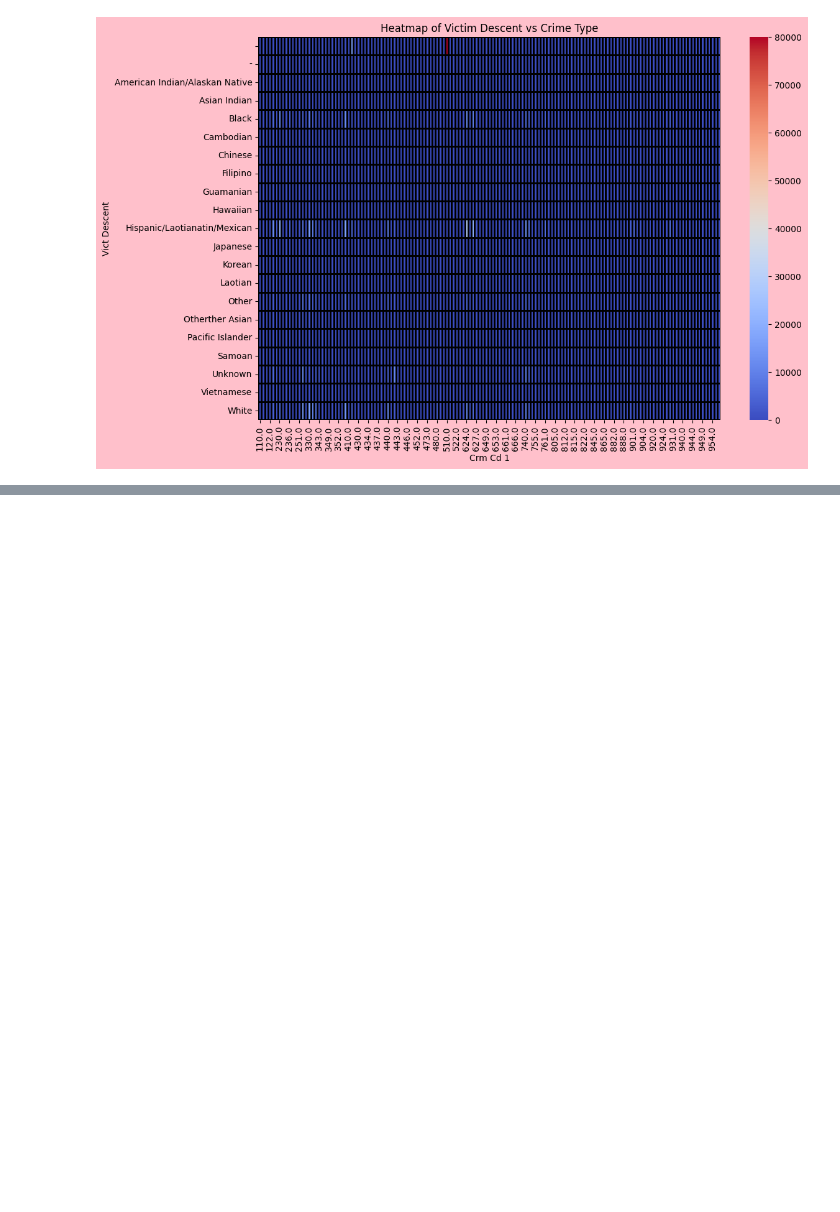
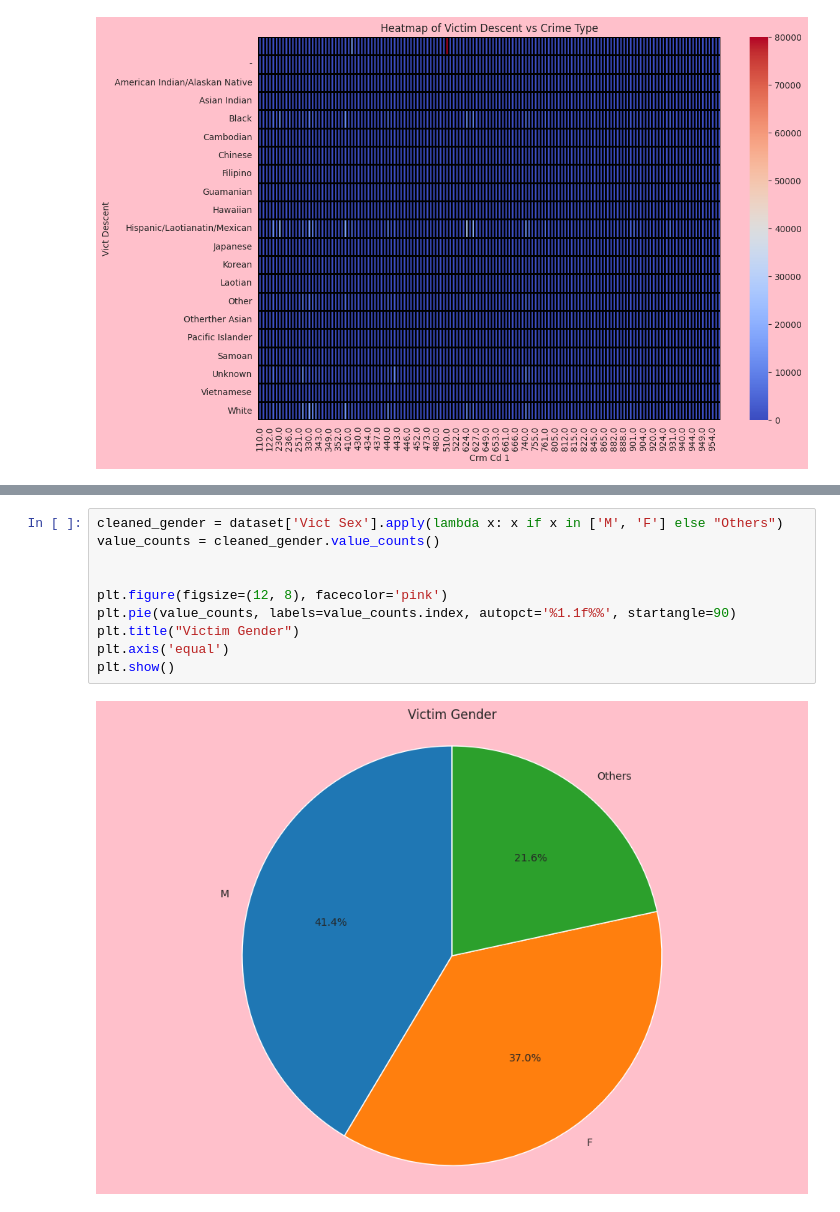
Before and after one commit to AAlimurung/APPLIED-AI-Datasets, a Jupyter notebook: main.ipynb, the cells around one changed output, grey strips where cells are left out. Cells and saved outputs as stored; diff of their text form; blank space fills up the shorter version.

```diff
--- a/main.ipynb
+++ b/main.ipynb
@@ -155,0 +143,12 @@ Unique crimes in Crm Cd 1 column:
+# %%
+cleaned_gender = dataset['Vict Sex'].apply(lambda x: x if x in ['M', 'F'] else "Others")
+value_counts = cleaned_gender.value_counts()
+
+
+plt.figure(figsize=(12, 8), facecolor='pink')
+plt.pie(value_counts, labels=value_counts.index, autopct='%1.1f%%', startangle=90)
+plt.title("Victim Gender")
+plt.axis('equal')
+plt.show()
+# %% [output]
+[figure, added]
```
Also changed, not shown: parts of 6 cells of this notebook.
